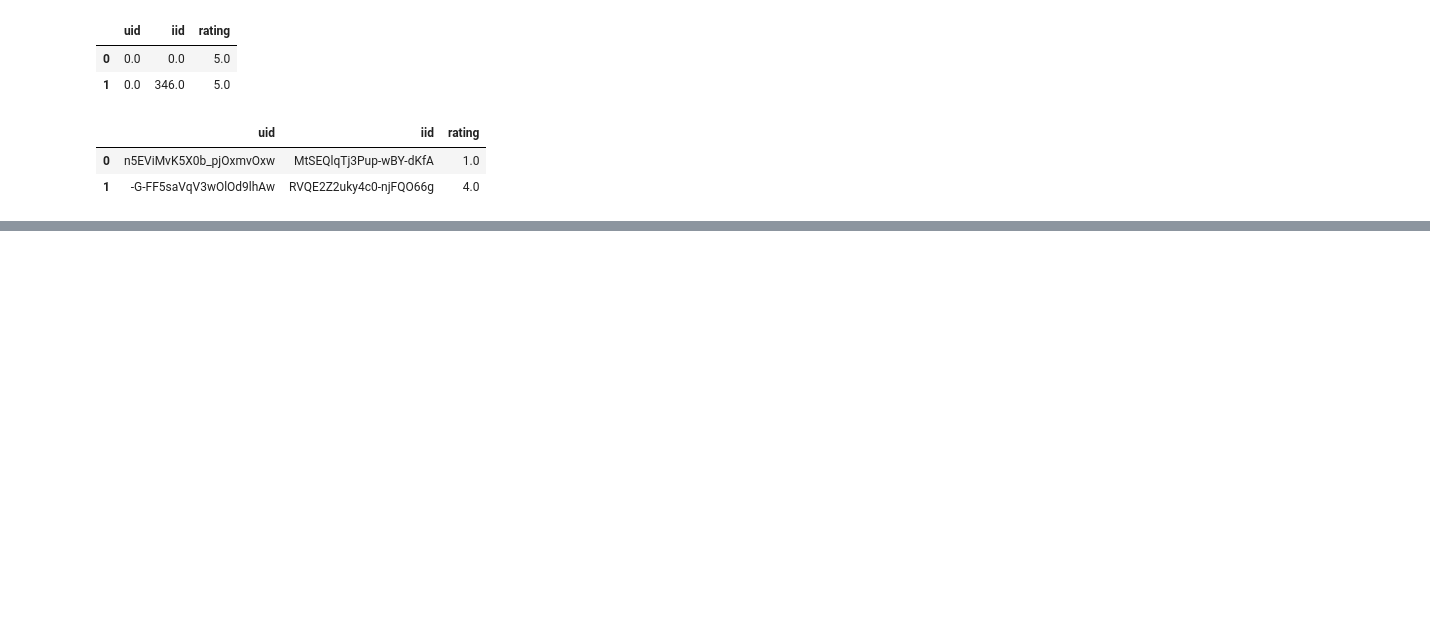
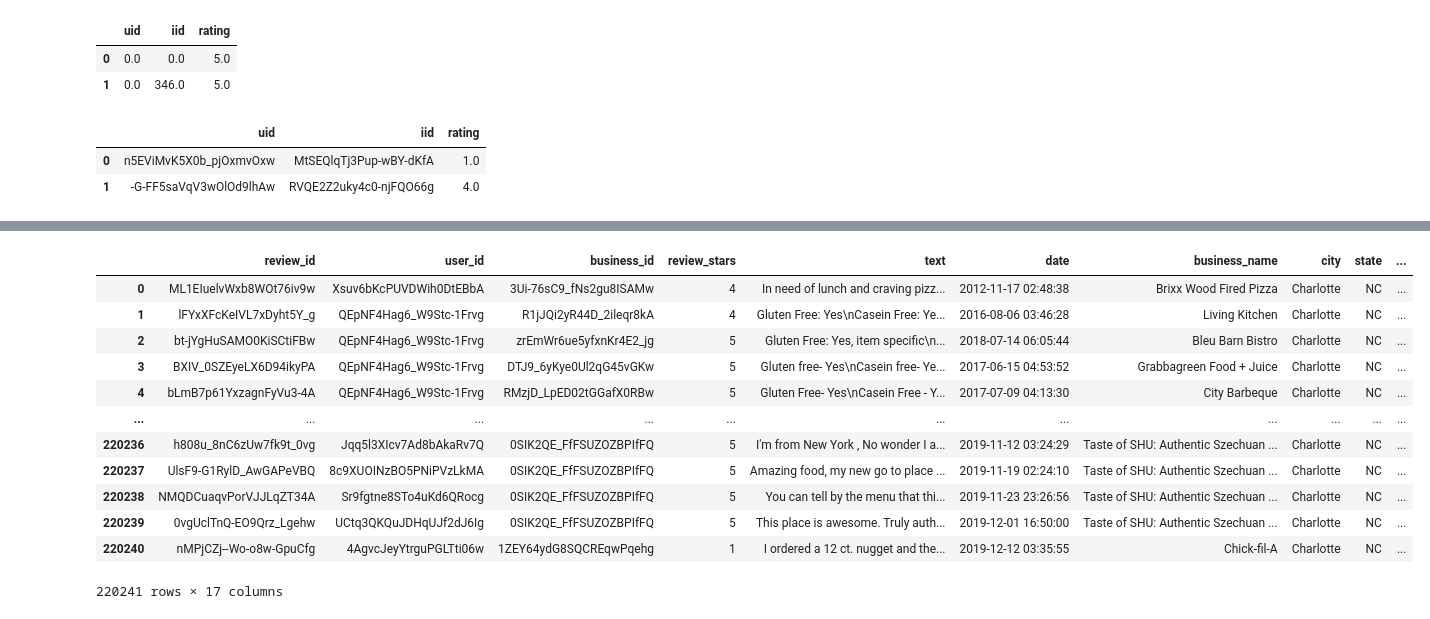
Before and after one commit to unclebrod/YelpRecommender, a Jupyter notebook: workbook.ipynb, the cells around one changed output, grey strips where cells are left out. Drawn from its saved outputs; the diff is of its cells as text; code cells hidden in the pictures; blank space fills up the shorter version.

```diff
--- a/workbook.ipynb
+++ b/workbook.ipynb
@@ -653,0 +758,16 @@ AttributeError: 'DataFrame' object has no attribute 'all_ratings'
+# %%
+charlotte_df
+# %% [output]
+|  | review_id | user_id | business_id | review_stars | text | date | business_name | city | state | ... |
+| 0 | ML1EIuelvWxb8WOt76iv9w | Xsuv6bKcPUVDWih0DtEBbA | 3Ui-76sC9_fNs2gu8ISAMw | 4 | In need of lunch and craving pizz... | 2012-11-17 02:48:38 | Brixx Wood Fired Pizza | Charlotte | NC | ... |
+| 1 | lFYxXFcKeIVL7xDyht5Y_g | QEpNF4Hag6_W9Stc-1Frvg | R1jJQi2yR44D_2ileqr8kA | 4 | Gluten Free: Yes\nCasein Free: Ye... | 2016-08-06 03:46:28 | Living Kitchen | Charlotte | NC | ... |
+| 2 | bt-jYgHuSAMO0KiSCtiFBw | QEpNF4Hag6_W9Stc-1Frvg | zrEmWr6ue5yfxnKr4E2_jg | 5 | Gluten Free: Yes, item specific\n... | 2018-07-14 06:05:44 | Bleu Barn Bistro | Charlotte | NC | ... |
+| 3 | BXIV_0SZEyeLX6D94ikyPA | QEpNF4Hag6_W9Stc-1Frvg | DTJ9_6yKye0Ul2qG45vGKw | 5 | Gluten free- Yes\nCasein free- Ye... | 2017-06-15 04:53:52 | Grabbagreen Food + Juice | Charlotte | NC | ... |
+| 4 | bLmB7p61YxzagnFyVu3-4A | QEpNF4Hag6_W9Stc-1Frvg | RMzjD_LpED02tGGafX0RBw | 5 | Gluten Free- Yes\nCasein Free - Y... | 2017-07-09 04:13:30 | City Barbeque | Charlotte | NC | ... |
+| ... | ... | ... | ... | ... | ... | ... | ... | ... | ... | ... |
+| 220236 | h808u_8nC6zUw7fk9t_0vg | Jqq5l3XIcv7Ad8bAkaRv7Q | 0SIK2QE_FfFSUZOZBPIfFQ | 5 | I'm from New York , No wonder I a... | 2019-11-12 03:24:29 | Taste of SHU: Authentic Szechuan ... | Charlotte | NC | ... |
+| 220237 | UlsF9-G1RylD_AwGAPeVBQ | 8c9XUOINzBO5PNiPVzLkMA | 0SIK2QE_FfFSUZOZBPIfFQ | 5 | Amazing food, my new go to place ... | 2019-11-19 02:24:10 | Taste of SHU: Authentic Szechuan ... | Charlotte | NC | ... |
+| 220238 | NMQDCuaqvPorVJJLqZT34A | Sr9fgtne8STo4uKd6QRocg | 0SIK2QE_FfFSUZOZBPIfFQ | 5 | You can tell by the menu that thi... | 2019-11-23 23:26:56 | Taste of SHU: Authentic Szechuan ... | Charlotte | NC | ... |
+| 220239 | 0vgUclTnQ-EO9Qrz_Lgehw | UCtq3QKQuJDHqUJf2dJ6Ig | 0SIK2QE_FfFSUZOZBPIfFQ | 5 | This place is awesome. Truly auth... | 2019-12-01 16:50:00 | Taste of SHU: Authentic Szechuan ... | Charlotte | NC | ... |
+| 220240 | nMPjCZj--Wo-o8w-GpuCfg | 4AgvcJeyYtrguPGLTti06w | 1ZEY64ydG8SQCREqwPqehg | 1 | I ordered a 12 ct. nugget and the... | 2019-12-12 03:35:55 | Chick-fil-A | Charlotte | NC | ... |
+220241 rows × 17 columns
```
Also changed, not shown: parts of 16 cells of this notebook.
